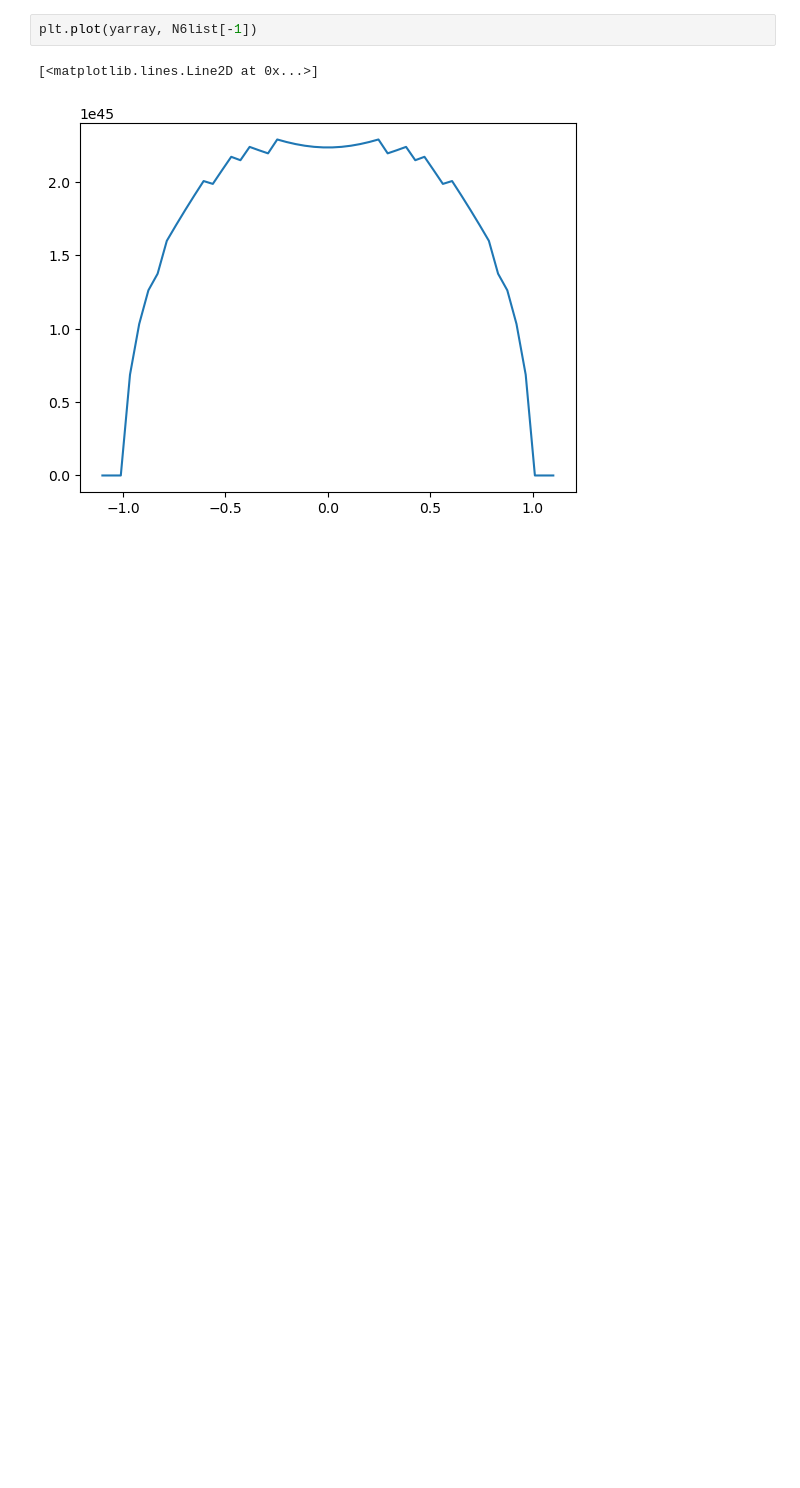
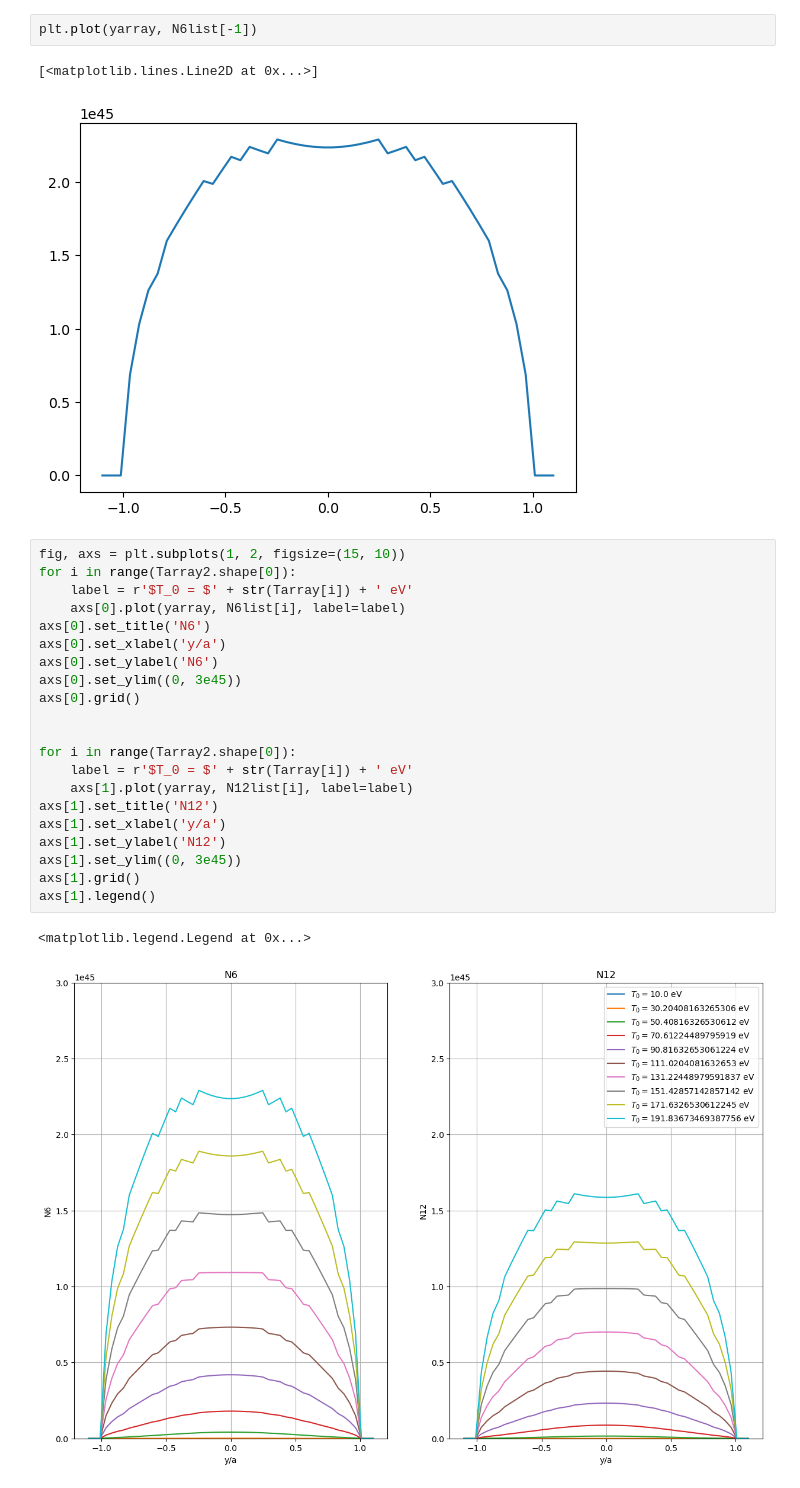
Before and after one commit to vandelij/plasma_diagnostic_hw, a Jupyter notebook: HW3.ipynb, the cells around one changed output. Cells and saved outputs as stored; diff of their text form; blank space fills up the shorter version.

```diff
--- a/HW3.ipynb
+++ b/HW3.ipynb
@@ -417,3 +417,27 @@ plt.plot(yarray, N6list[-1])
 # %% [output]
 [<matplotlib.lines.Line2D at 0x...>]
 [figure]
+# %%
+fig, axs = plt.subplots(1, 2, figsize=(15, 10))
+for i in range(Tarray2.shape[0]):
+    label = r'$T_0 = $' + str(Tarray[i]) + ' eV'
+    axs[0].plot(yarray, N6list[i], label=label)
+axs[0].set_title('N6')
+axs[0].set_xlabel('y/a')
+axs[0].set_ylabel('N6')
+axs[0].set_ylim((0, 3e45))
+axs[0].grid()
+
+
+for i in range(Tarray2.shape[0]):
+    label = r'$T_0 = $' + str(Tarray[i]) + ' eV'
+    axs[1].plot(yarray, N12list[i], label=label)
+axs[1].set_title('N12')
+axs[1].set_xlabel('y/a')
+axs[1].set_ylabel('N12')
+axs[1].set_ylim((0, 3e45))
+axs[1].grid()
+axs[1].legend()
+# %% [output]
+<matplotlib.legend.Legend at 0x...>
+[figure, added]
```
